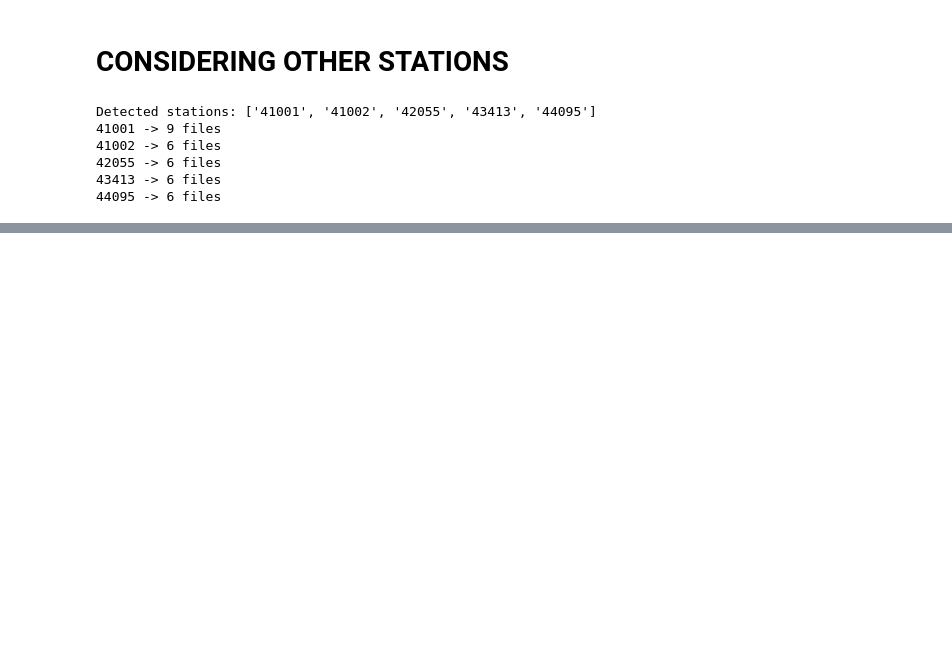
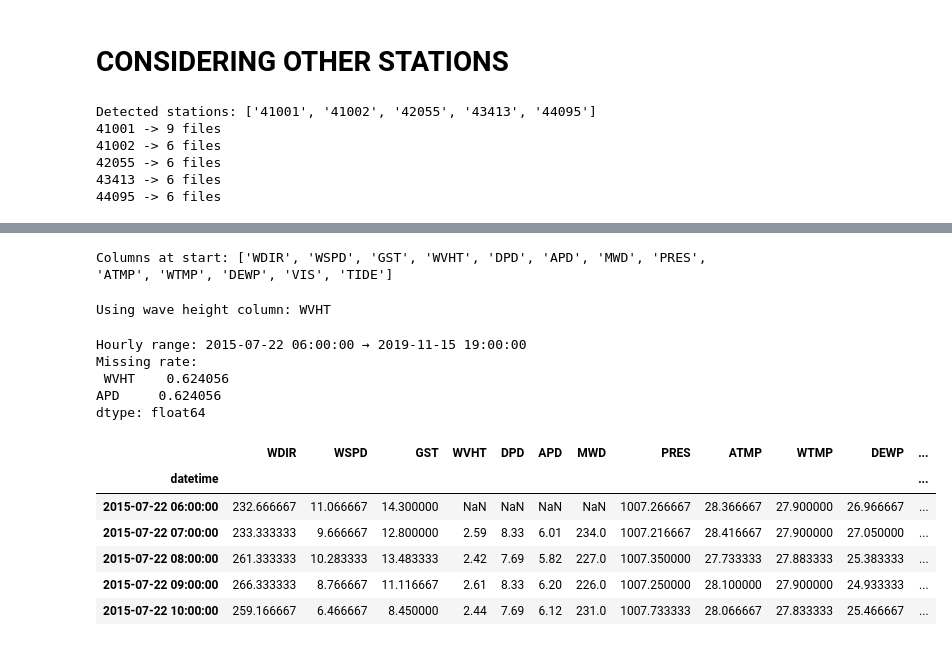
Before and after one commit to RichelCode/WAVE-CONFERENCE-, a Jupyter notebook: WAVE CONFERENCE.ipynb, the cells around one changed output, grey strips where cells are left out. Drawn from its saved outputs; the diff is of its cells as text; code cells hidden in the pictures; blank space fills up the shorter version.

```diff
--- a/WAVE CONFERENCE.ipynb
+++ b/WAVE CONFERENCE.ipynb
@@ -889,0 +898,3 @@ Detected stations: ['41001', '41002', '42055', '43413', '44095']
+# %%
+df_sid = df_sid.loc["2014-01-01":"2019-12-31"]
+print("Date range:", df_sid.index.min(), "→", df_sid.index.max())
@@ -889,0 +903,58 @@ Detected stations: ['41001', '41002', '42055', '43413', '44095']
+# %%
+
+df = df_sid.copy()
+
+print("Columns at start:", df.columns.tolist())
+# %% [output]
+Columns at start: ['WDIR', 'WSPD', 'GST', 'WVHT', 'DPD', 'APD', 'MWD', 'PRES', 'ATMP', 'WTMP', 'DEWP', 'VIS', 'TIDE']
+# %%
+# detect wave height column
+if "WVHT" in df.columns:
+    wave_col = "WVHT"
+elif "WHT" in df.columns:
+    wave_col = "WHT"
+else:
+    raise ValueError("No wave height column found")
+
+print("Using wave height column:", wave_col)
+# %% [output]
+Using wave height column: WVHT
+# %%
+# make numeric
+for c in [wave_col, "APD"]:
+    df[c] = pd.to_numeric(df[c], errors="coerce")
+
+# resample to hourly (keeps :30 timestamps)
+df = df.resample("1h").mean()
+
+# missing flags AFTER resampling
+df["WVHT_missing"] = df[wave_col].isna().astype(int)
+df["APD_missing"]  = df["APD"].isna().astype(int)
+
+# interpolate small gaps
+df[wave_col] = df[wave_col].interpolate(limit=3)
+df["APD"]    = df["APD"].interpolate(limit=3)
+
+# time features
+df = add_time_features(df)
+
+# rename wave column to WVHT for pipeline consistency
+if wave_col != "WVHT":
+    df = df.rename(columns={wave_col: "WVHT"})
+# %%
+print("Hourly range:", df.index.min(), "→", df.index.max())
+print("Missing rate:\n", df[["WVHT", "APD"]].isna().mean())
+df.head()
+# %% [output]
+Hourly range: 2015-07-22 06:00:00 → 2019-11-15 19:00:00
+Missing rate:
+ WVHT    0.624056
+APD     0.624056
+dtype: float64
+|  | WDIR | WSPD | GST | WVHT | DPD | APD | MWD | PRES | ATMP | WTMP | DEWP | ... |
+| datetime |  |  |  |  |  |  |  |  |  |  |  | ... |
+| 2015-07-22 06:00:00 | 232.666667 | 11.066667 | 14.300000 | NaN | NaN | NaN | NaN | 1007.266667 | 28.366667 | 27.900000 | 26.966667 | ... |
+| 2015-07-22 07:00:00 | 233.333333 | 9.666667 | 12.800000 | 2.59 | 8.33 | 6.01 | 234.0 | 1007.216667 | 28.416667 | 27.900000 | 27.050000 | ... |
+| 2015-07-22 08:00:00 | 261.333333 | 10.283333 | 13.483333 | 2.42 | 7.69 | 5.82 | 227.0 | 1007.350000 | 27.733333 | 27.883333 | 25.383333 | ... |
+| 2015-07-22 09:00:00 | 266.333333 | 8.766667 | 11.116667 | 2.61 | 8.33 | 6.20 | 226.0 | 1007.250000 | 28.100000 | 27.900000 | 24.933333 | ... |
+| 2015-07-22 10:00:00 | 259.166667 | 6.466667 | 8.450000 | 2.44 | 7.69 | 6.12 | 231.0 | 1007.733333 | 28.066667 | 27.833333 | 25.466667 | ... |
```
Also changed, not shown: parts of 6 cells of this notebook.
